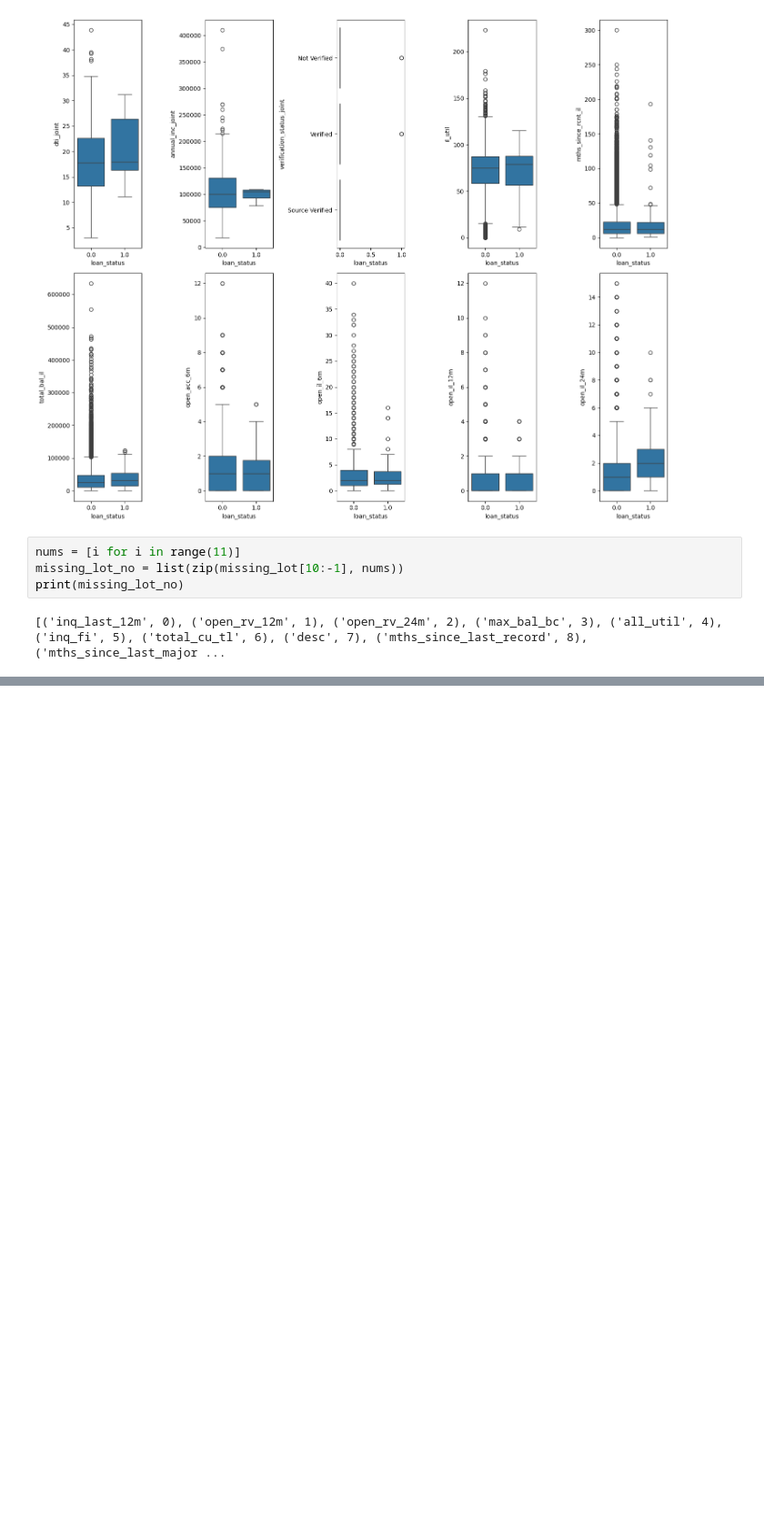
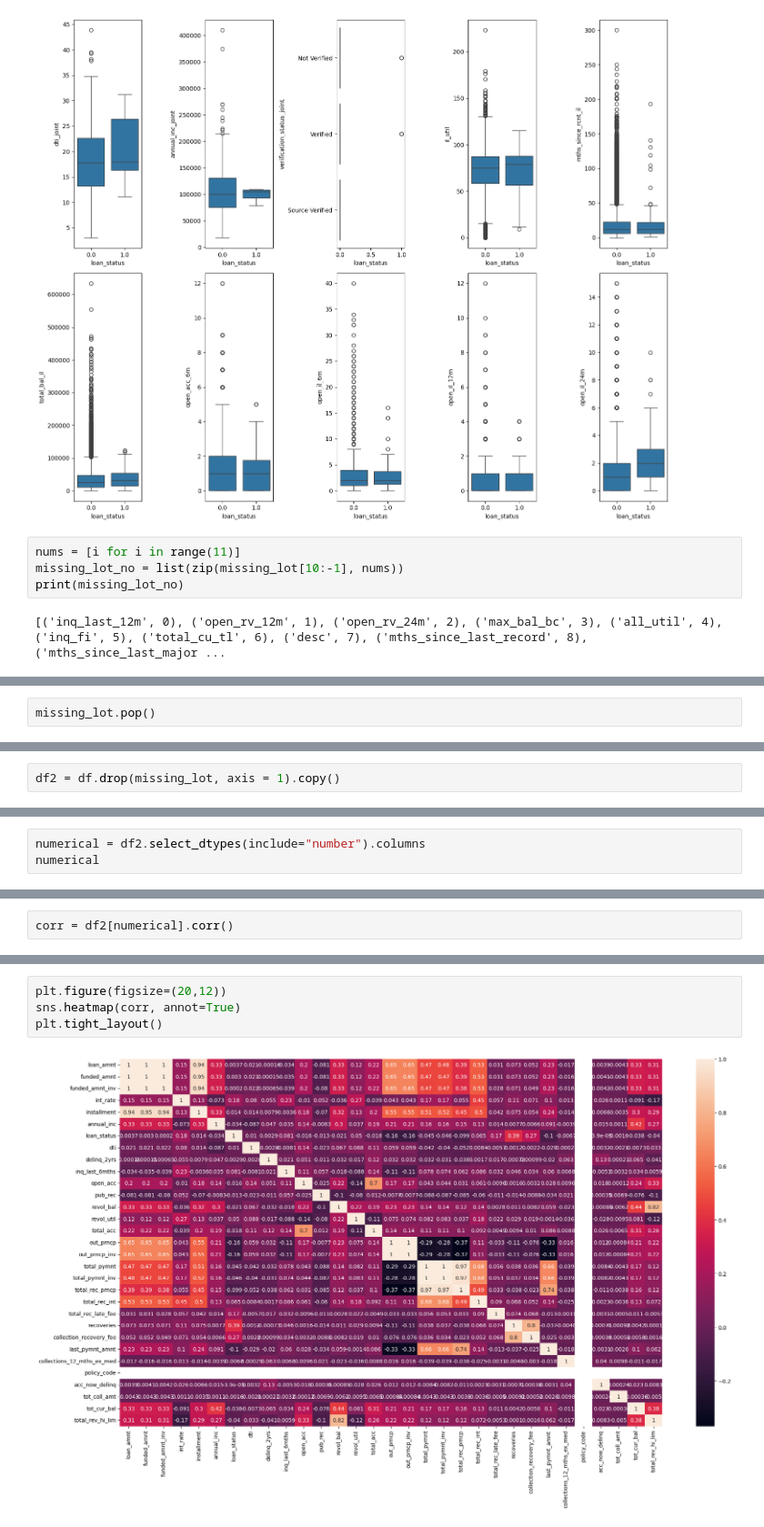
Before and after one commit to jinnn11/Credit-risk-analysis, a Jupyter notebook: credit.ipynb, the cells around one changed output, grey strips where cells are left out. Shown at 91% size. Cells and saved outputs as stored; diff of their text form; blank space fills up the shorter version.

```diff
--- a/credit.ipynb
+++ b/credit.ipynb
@@ -223,0 +211,2 @@ plt.show()
+# %%
+missing_lot.pop()
@@ -223,0 +215,2 @@ plt.show()
+# %%
+df2 = df.drop(missing_lot, axis = 1).copy()
@@ -223,0 +257,3 @@ plt.show()
+# %%
+numerical = df2.select_dtypes(include="number").columns
+numerical
@@ -223,0 +308,2 @@ plt.show()
+# %%
+corr = df2[numerical].corr()
@@ -223,0 +330,6 @@ plt.show()
+# %%
+plt.figure(figsize=(20,12))
+sns.heatmap(corr, annot=True)
+plt.tight_layout()
+# %% [output]
+[figure, added]
```
Also changed, not shown: parts of 23 cells of this notebook.
